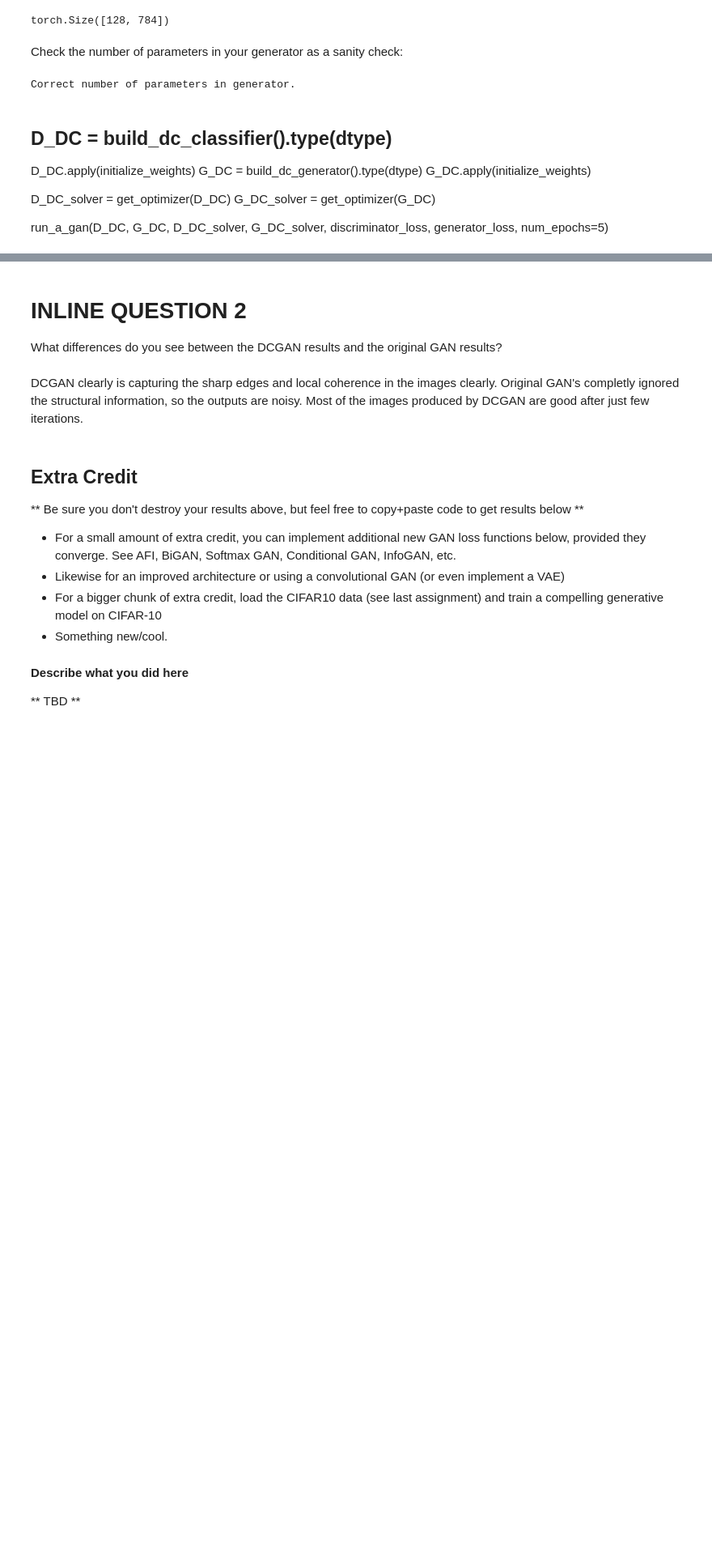
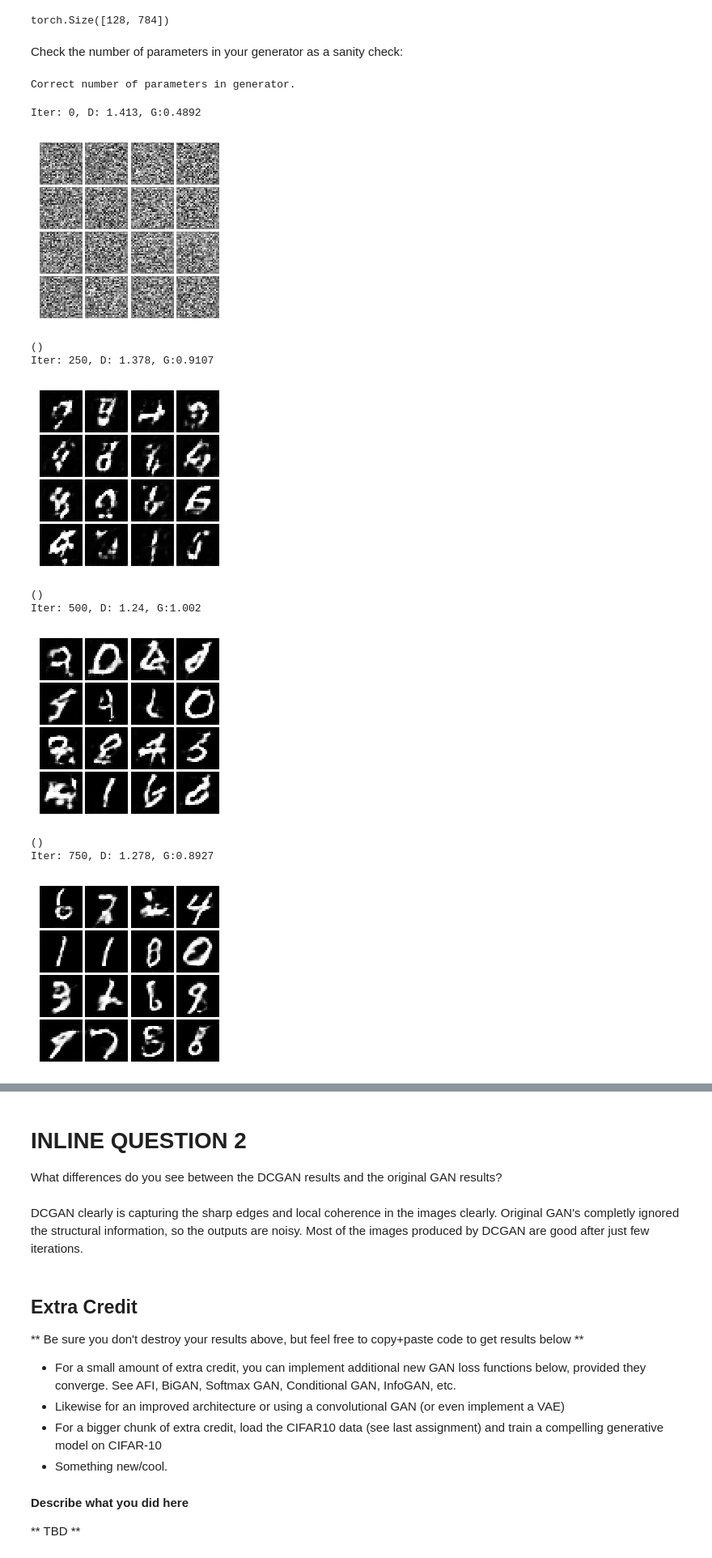
Before and after one commit to Sandeep42/cs231n, a Jupyter notebook: 2017_assignment3/GANs-PyTorch.ipynb, the cells around one changed output, grey strips where cells are left out. Shown at 81% size. Cells and saved outputs as stored; diff of their text form; code cells hidden in the pictures; blank space fills up the shorter version.

```diff
--- a/2017_assignment3/GANs-PyTorch.ipynb
+++ b/2017_assignment3/GANs-PyTorch.ipynb
@@ -670,13 +670,23 @@ def test_dc_generator(true_count=6580801):
 test_dc_generator()
 # %% [output]
 Correct number of parameters in generator.
-# %% [markdown]
-## D_DC = build_dc_classifier().type(dtype)
-D_DC.apply(initialize_weights)
-G_DC = build_dc_generator().type(dtype)
-G_DC.apply(initialize_weights)
-
-D_DC_solver = get_optimizer(D_DC)
-G_DC_solver = get_optimizer(G_DC)
-
-run_a_gan(D_DC, G_DC, D_DC_solver, G_DC_solver, discriminator_loss, generator_loss, num_epochs=5)
+# %%
+D_DC = build_dc_classifier().type(dtype)
+D_DC.apply(initialize_weights)
+G_DC = build_dc_generator().type(dtype)
+G_DC.apply(initialize_weights)
+D_DC_solver = get_optimizer(D_DC)
+G_DC_solver = get_optimizer(G_DC)
+run_a_gan(D_DC, G_DC, D_DC_solver, G_DC_solver, discriminator_loss, generator_loss, num_epochs=5)
+# %% [output]
+Iter: 0, D: 1.413, G:0.4892
+[figure, added]
+()
+Iter: 250, D: 1.378, G:0.9107
+[figure, added]
+()
+Iter: 500, D: 1.24, G:1.002
+[figure, added]
+()
+Iter: 750, D: 1.278, G:0.8927
+[figure, added]
```
Also changed, not shown: parts of 1 cell of this notebook.
